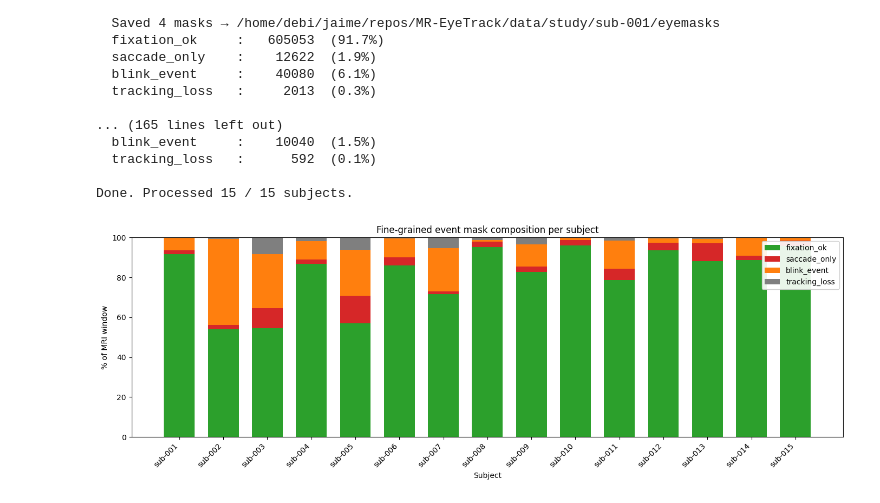
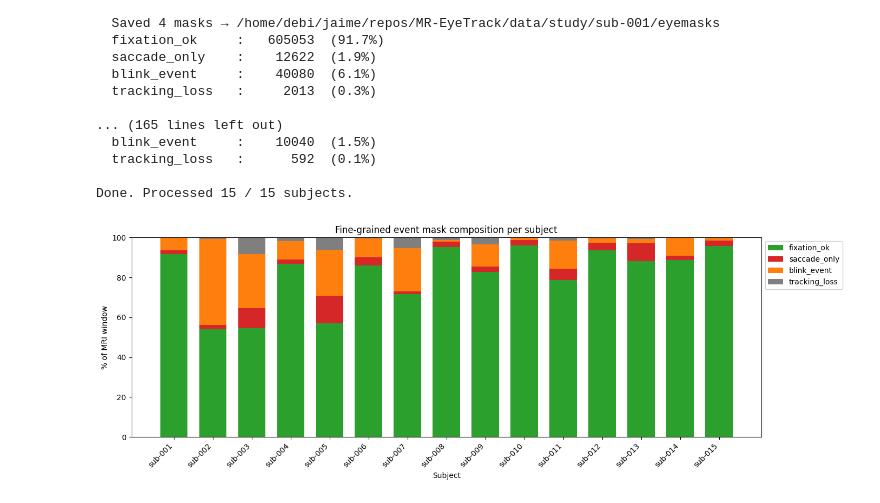
Before and after one commit to Evelyn92/hcph-sops-fork, a Jupyter notebook: code/eyetracking_MREyeTrack/8-MREyeTrack_batch_masks.ipynb, the cells around one changed output. Saved outputs shown, nothing was run; the diff lists cells and outputs as text; code cells hidden in the pictures.

```diff
--- a/code/eyetracking_MREyeTrack/8-MREyeTrack_batch_masks.ipynb
+++ b/code/eyetracking_MREyeTrack/8-MREyeTrack_batch_masks.ipynb
@@ -151,24 +151,24 @@ Done. Processed 15 / 15 subjects.
 # %%
 if not all_stats:
     print('No data to plot.')
 else:
     df  = pd.DataFrame(all_stats).set_index('subject')
     pct = df[['fixation_ok', 'saccade_only', 'blink_event', 'tracking_loss']].div(df['total'], axis=0) * 100
 
     colors = ['#2ca02c', '#d62728', '#ff7f0e', '#7f7f7f']
     fig, ax = plt.subplots(figsize=(14, 5))
     bottom  = np.zeros(len(pct))
     for col, color in zip(pct.columns, colors):
         ax.bar(pct.index, pct[col], bottom=bottom, label=col, color=color, width=0.7)
         bottom += pct[col].values
     ax.set_xlabel('Subject')
     ax.set_ylabel('% of MRI window')
     ax.set_ylim(0, 100)
     ax.set_xticks(pct.index)
     ax.set_xticklabels([f'sub-{s:03d}' for s in pct.index], rotation=45, ha='right')
-    ax.legend(loc='upper right', framealpha=0.9)
+    ax.legend(loc='upper left', bbox_to_anchor=(1, 1), framealpha=0.9)
     ax.set_title('Fine-grained event mask composition per subject')
     plt.tight_layout()
     plt.show()
 # %% [output]
-[figure, old version]
+[figure, new version]
```
Also changed, not shown: 4 other files.
